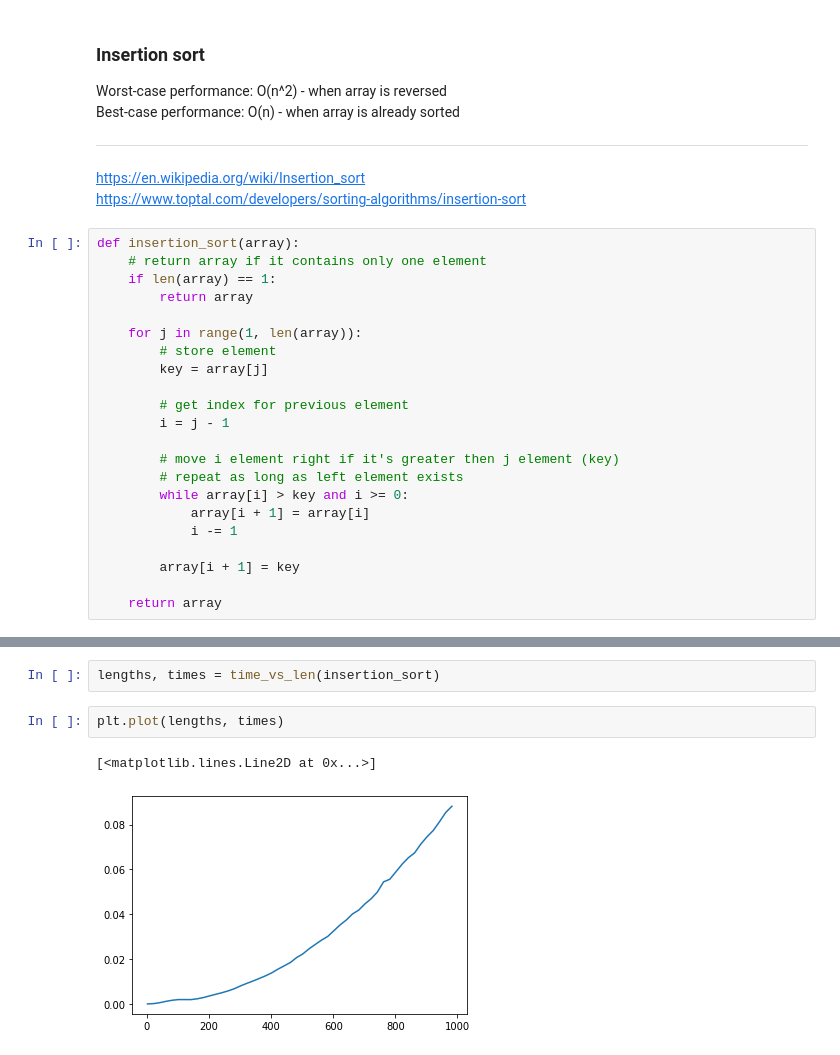
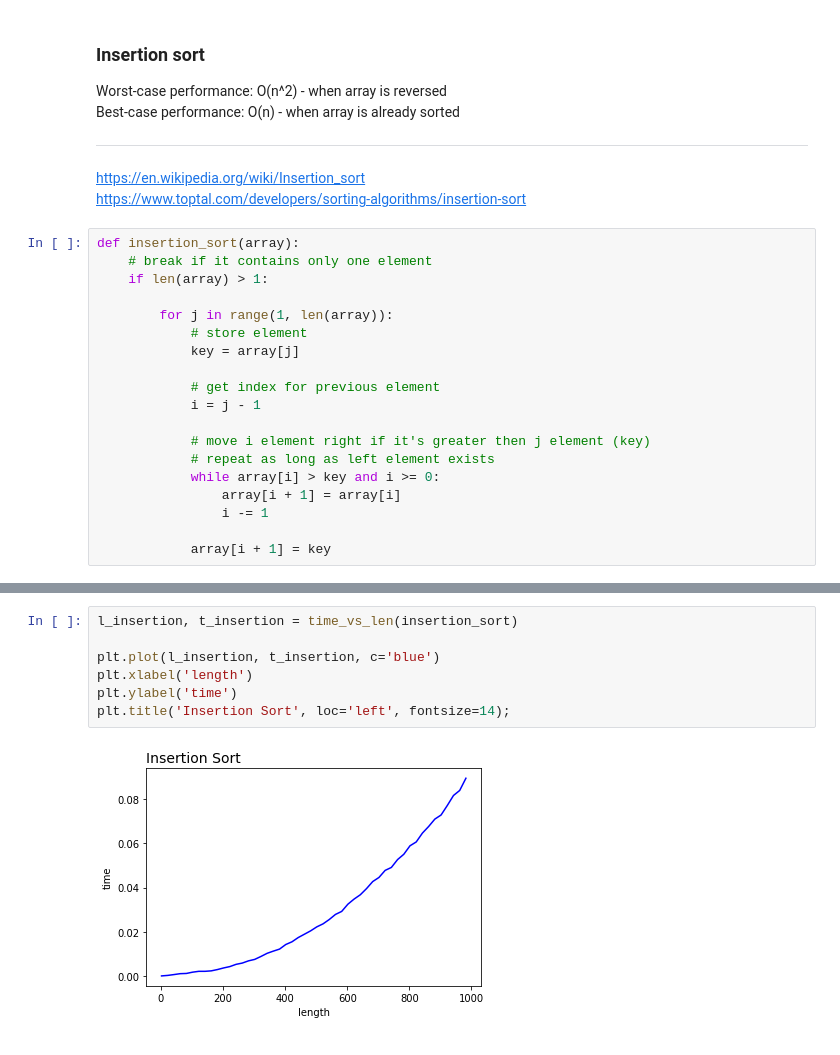
Before and after one commit to dzianissokalau/algorithms, a Jupyter notebook: sorting.ipynb, the cells around one changed output, grey strips where cells are left out. Cells and saved outputs as stored; diff of their text form.

```diff
--- a/sorting.ipynb
+++ b/sorting.ipynb
@@ -9,23 +44,20 @@ https://en.wikipedia.org/wiki/Insertion_sort
 https://www.toptal.com/developers/sorting-algorithms/insertion-sort
 # %%
 def insertion_sort(array):
-    # return array if it contains only one element
-    if len(array) == 1:
-        return array
+    # break if it contains only one element
+    if len(array) > 1:
 
-    for j in range(1, len(array)):
-        # store element
-        key = array[j]
+        for j in range(1, len(array)):
+            # store element
+            key = array[j]
 
-        # get index for previous element
-        i = j - 1
+            # get index for previous element
+            i = j - 1
 
-        # move i element right if it's greater then j element (key)
-        # repeat as long as left element exists
-        while array[i] > key and i >= 0:
-            array[i + 1] = array[i]
-            i -= 1
+            # move i element right if it's greater then j element (key)
+            # repeat as long as left element exists
+            while array[i] > key and i >= 0:
+                array[i + 1] = array[i]
+                i -= 1
 
-        array[i + 1] = key
-
-    return array
+            array[i + 1] = key
@@ -68,7 +64,9 @@ def time_vs_len(sorting_algorithm):
-# %%
-lengths, times = time_vs_len(insertion_sort)
-# %%
-plt.plot(lengths, times)
-# %% [output]
-[<matplotlib.lines.Line2D at 0x...>]
-[figure, removed]
+# %%
+l_insertion, t_insertion = time_vs_len(insertion_sort)
+
+plt.plot(l_insertion, t_insertion, c='blue')
+plt.xlabel('length')
+plt.ylabel('time')
+plt.title('Insertion Sort', loc='left', fontsize=14);
+# %% [output]
+[figure, added]
```
Also changed, not shown: parts of 15 cells of this notebook.
